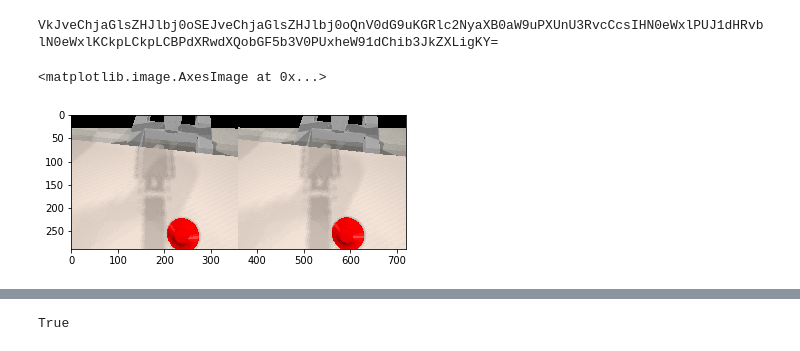
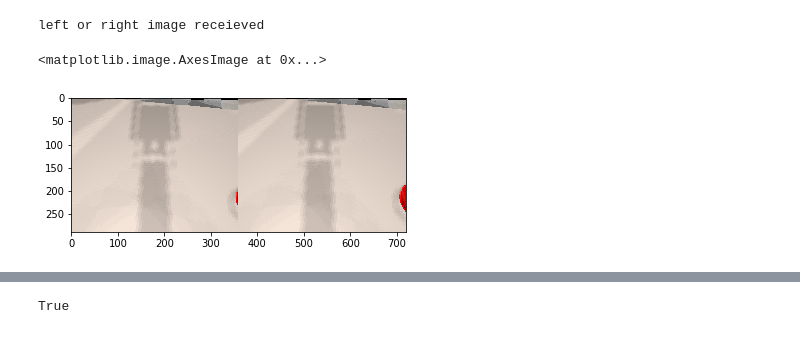
Before and after one commit to jordanzliu/dvrk_pickandplace, a Jupyter notebook: pick_and_place_sm_experiments.ipynb, the cells around one changed output, grey strips where cells are left out. Drawn from its saved outputs; the diff is of its cells as text; code cells hidden in the pictures.

```diff
--- a/pick_and_place_sm_experiments.ipynb
+++ b/pick_and_place_sm_experiments.ipynb
@@ -70,17 +70,18 @@ jr.subscribe('/stereo/left/camera_info', msg.CameraInfo, left_camera_info_callba
 jr.subscribe('/stereo/right/image_flipped', msg.Image, right_image_callback)
 jr.subscribe('/stereo/right/camera_info', msg.CameraInfo, right_camera_info_callback)
 
-# while left_image is None or right_image is None:
-#     print("left or right image not receieved")
-#     time.sleep(0.5)
+while left_image is None or right_image is None:
+    #print("left or right image not receieved")
+    time.sleep(0.5)
+
+print("left or right image receieved")
 # %% [output]
-VkJveChjaGlsZHJlbj0oSEJveChjaGlsZHJlbj0oQnV0dG9uKGRlc2NyaXB0aW9uPXUnU3RvcCcsIHN0eWxlPUJ1dHRvblN0eWxlKCkpLCkpLCBPdXRwdXQobGF5b3V0PUxheW91dChib3JkZXLigKY=
+left or right image receieved
 # %%
-time.sleep(5)
 plt.imshow(np.hstack((left_image, right_image)))
 # %% [output]
 <matplotlib.image.AxesImage at 0x...>
-[figure, old version]
+[figure, new version]
 # %%
 print("LEFT CAM")
 print(left_camera_info)
```
Also changed, not shown: parts of 8 cells of this notebook, 5 other files.
